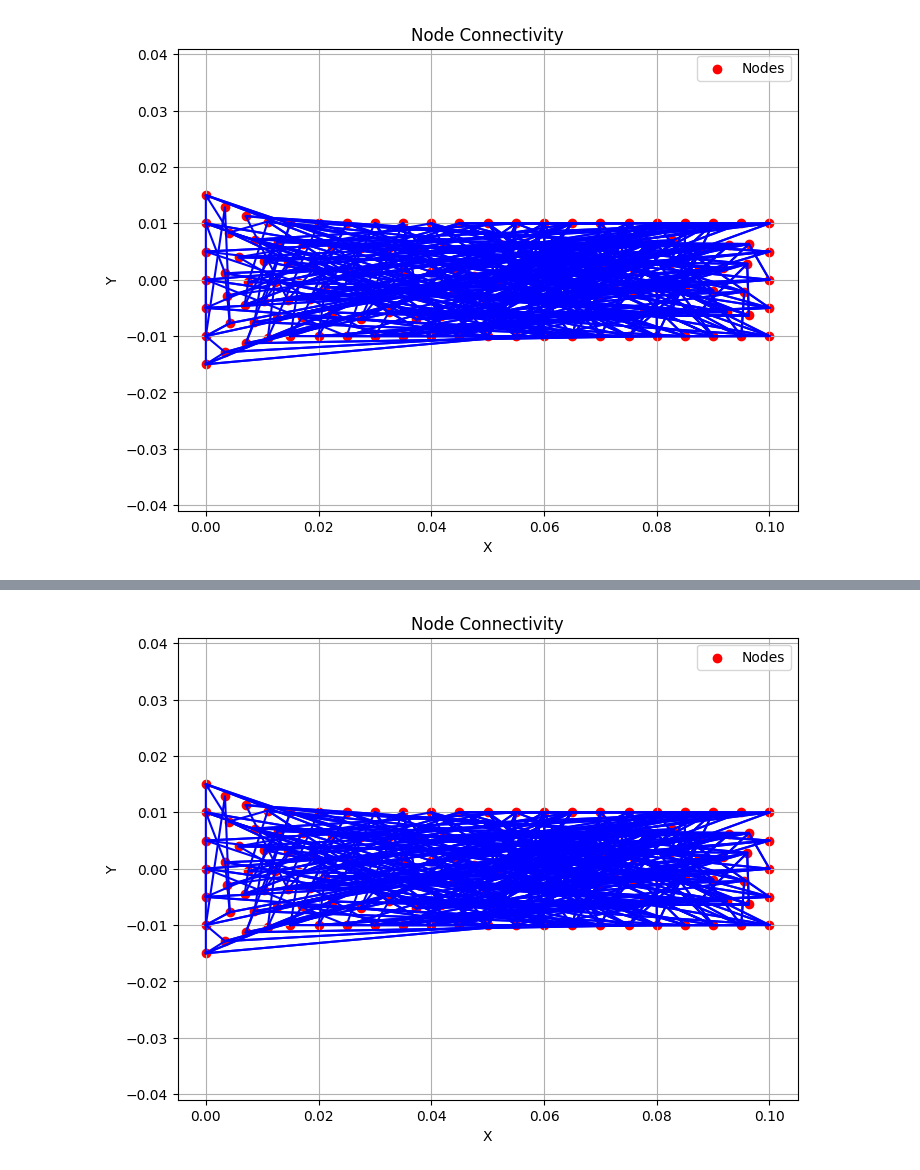
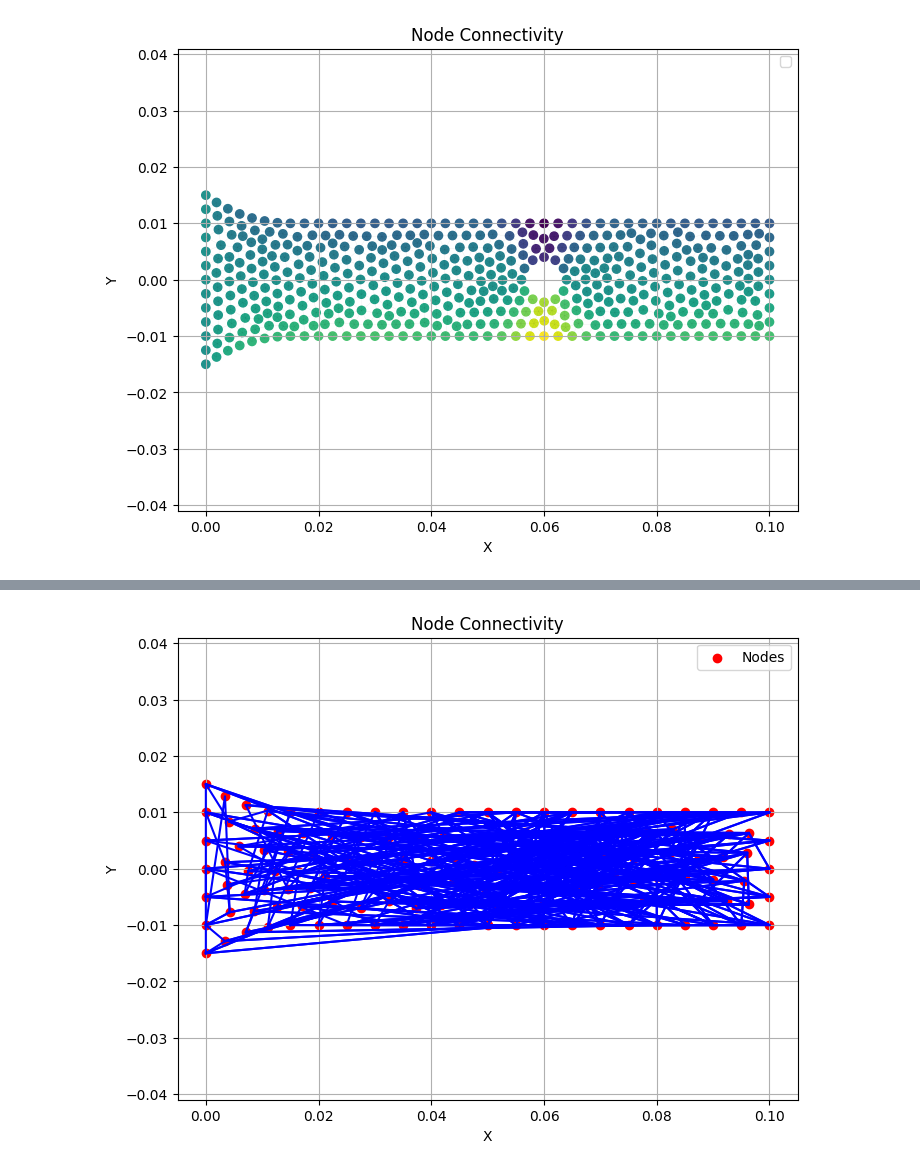
Before and after one commit to narupanta/ADDMM, a Jupyter notebook: parameter_identification/linearelasticity_code.ipynb, the cells around one changed output, grey strips where cells are left out. Cells and saved outputs as stored; diff of their text form; code cells hidden in the pictures.

```diff
--- a/parameter_identification/linearelasticity_code.ipynb
+++ b/parameter_identification/linearelasticity_code.ipynb
@@ -8,16 +8,14 @@ import numpy as np
 import pandas as pd
 from matplotlib.backends.backend_pdf import PdfPages
 # %%
-domain, mesh_tags, facet_tags = io.gmshio.read_from_msh("tensile_test_specimen2.msh", MPI.COMM_WORLD, 0)
-print(mesh_tags.indices)
-mesh = meshio.read("tensile_test_specimen2.msh")
-print(mesh.cells)
-def FEM_Solution(domain, facet_tags, G, K) :
+mesh_file = "tensile_test_specimen2.msh"
+domain, mesh_tags, facet_tags = io.gmshio.read_from_msh(mesh_file, MPI.COMM_WORLD, 0)
+
+def FEM_Solution(domain, mesh_file, facet_tags, G, K) :
     # Import Geometry
+    mesh = meshio.read(mesh_file)
     fdim = domain.topology.dim - 1
     domain.topology.create_connectivity(fdim, domain.topology.dim)
-    print(mesh_tags.indices)
-    # Define functionspace
     V = fem.functionspace(domain, ("Lagrange", 1, (3,)))
 
     # Define Dirichlet Boundary Condition (Dirichelet BC is defined at the facet 3)
@@ -62,10 +60,26 @@ def FEM_Solution(domain, facet_tags, G, K) :
 
     num_dofs = V.dofmap.index_map.size_local
     uh_arr = uh.x.array[:].reshape((num_dofs, -1))
+    def get_uh_with_coords(positions, features, query_positions) :
+        """
+        Return the features corresponding to the given query positions.
+
+        Parameters:
+        - positions: A 2D NumPy array of shape (n, d) representing the positions.
+        - features: A NumPy array of shape (n, m) containing the features at each position.
+        - query_positions: A 2D NumPy array of shape (k, d) representing the positions to query.
+
+        Returns:
+        - A NumPy array of shape (k, m) containing the features corresponding to the query positions.
+        """
+        # Find indices of the query positions in the positions array
+        indices = np.where((positions[:, None] == query_positions).all(axis=2))[1]
+
+        # Return the corresponding features
+        return features[indices]
 
     # Get the subdomain for using with the data
     domain_sub = domain_arr[subdomain_condition]
-    mesh.points
     for cell in mesh.cells:
         if cell.type == 'triangle' :
             triangles = cell.data
@@ -73,7 +87,7 @@ def FEM_Solution(domain, facet_tags, G, K) :
     domain_sub[:, 1] += y_origin_sub
     u_sub = uh_arr[subdomain_condition]
 
-    return domain_arr, triangles, uh_arr, uh, domain_sub, u_sub
+    return mesh.points, triangles, get_uh_with_coords(mesh.points, uh_arr, domain_arr), uh_arr, domain_sub, u_sub
 # %% [output]
 Info    : Reading 'tensile_test_specimen2.msh'...
 Info    : 28 entities
@@ -183,0 +97,7 @@ AttributeError: 'Mesh' object has no attribute 'points'
+# %%
+mesh_pos, node_connectivity, u, uh, domain_sub, u_sub = FEM_Solution(domain, mesh_file, facet_tags, 82e9, 120e9)
+
+# with io.XDMFFile(domain.comm, "deformation_dogbone.xdmf", "w") as xdmf:
+#     xdmf.write_mesh(domain)
+#     u.name = "Deformation"
+#     xdmf.write_function(u)
@@ -191,33 +202,33 @@ import meshio
 nodes = mesh_pos[:, :2]  # Extract the x, y coordinates (for 2D)
 
 # Get connectivity for triangular elements
 triangles = node_connectivity
 
 if triangles is None:
     raise ValueError("No triangular elements found in the mesh.")
 
 # Plotting
 plt.figure(figsize=(8, 6))
 
 # Plot each triangle
 for triangle in triangles:
     # Get the x and y coordinates of the nodes in this triangle
     x = nodes[triangle, 0]
     y = nodes[triangle, 1]
     # Close the triangle by repeating the first node
     x = list(x) + [x[0]]
     y = list(y) + [y[0]]
-    plt.plot(x, y, 'b-')  # Draw the edges of the triangle
+    plt.plot(x, y, 'k-', linewidth = 0.01)  # Draw the edges of the triangle
 
 # Plot the nodes
-plt.scatter(nodes[:, 0], nodes[:, 1], c='red', label='Nodes')
+plt.scatter(nodes[:, 0], nodes[:, 1], c=u[:, 1])
 
 plt.xlabel("X")
 plt.ylabel("Y")
 plt.title("Node Connectivity")
 plt.legend()
 plt.axis("equal")
 plt.grid(True)
 plt.show()
 # %% [output]
-[figure, old version]
+[figure, new version]
```
Also changed, not shown: parts of 23 cells of this notebook, 3 other files.
